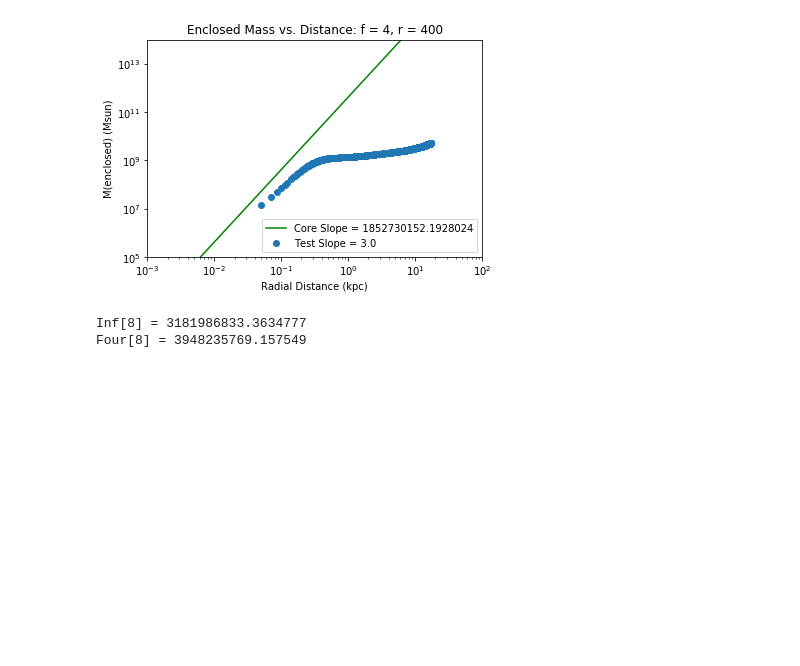
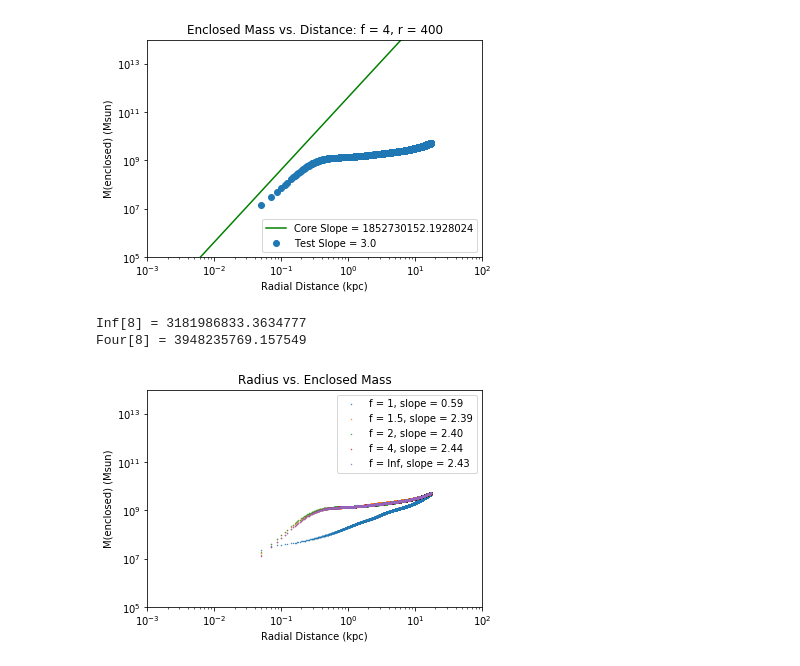
Before and after one commit to mnotis/FDM2020, a Jupyter notebook: Enclosed Mass 2.0.ipynb, the cells around one changed output. Cells and saved outputs as stored; diff of their text form; code cells hidden in the pictures; blank space fills up the shorter version.

```diff
--- a/Enclosed Mass 2.0.ipynb
+++ b/Enclosed Mass 2.0.ipynb
@@ -71,3 +69,69 @@ print('Four[8] = ' + str(dens4sph[8]))
 # %% [output]
 Inf[8] = 3181986833.3634777
 Four[8] = 3948235769.157549
+# %%
+#plotting radial profiles of different densities
+
+#naming file paths
+
+path1 = '/mnt/c/Users/Noah Notis/Dropbox/USRP2020_Noah/src/FDM2020/rad_files/f1L20T4n400r400/radial0200.h5'
+#path125 = '/mnt/c/Users/Noah Notis/Dropbox/USRP2020_Noah/src/FDM2020/rad_files/f1.25L20T4n40r400/radial0040.h5'
+path15 = '/mnt/c/Users/Noah Notis/Dropbox/USRP2020_Noah/src/FDM2020/rad_files/f1.5L20T4n400r400/radial0200.h5'
+#path175 = '/mnt/c/Users/Noah Notis/Dropbox/USRP2020_Noah/src/FDM2020/rad_files/f1.75L20T4n40r400/radial0040.h5'
+path2 = '/mnt/c/Users/Noah Notis/Dropbox/USRP2020_Noah/src/FDM2020/rad_files/f2L20T4n400r400/radial0400.h5'
+path4 = '/mnt/c/Users/Noah Notis/Dropbox/USRP2020_Noah/src/FDM2020/rad_files/f4L20T4n400r400/radial0400.h5'
+pathInf ='/mnt/c/Users/Noah Notis/Dropbox/USRP2020_Noah/src/FDM2020/rad_files/fInfL20T4n400r400/radial0400.h5'
+
+# making data
+data1 = mass_profile_file(path1)
+data15 = mass_profile_file(path15)
+data2 = mass_profile_file(path2)
+data4 = mass_profile_file(path4)
+dataInf = mass_profile_file(pathInf)
+
+#plotting data
+plt.scatter(data1[0], data1[1], s = 0.20)
+plt.scatter(data15[0], data15[1], s = 0.20)
+plt.scatter(data2[0], data2[1], s = 0.20)
+plt.scatter(data4[0], data4[1], s = 0.20)
+plt.scatter(dataInf[0], dataInf[1], s = 0.20)
+
+#computing slopes
+del_x1 = np.log10(data1[0][6]) - np.log10(data1[0][1])
+del_y1 = np.log10(data1[1][6]) - np.log10(data1[1][1])
+slope1 = del_y1/del_x1
+
+del_x15 = np.log10(data15[0][6]) - np.log10(data15[0][1])
+del_y15 = np.log10(data15[1][6]) - np.log10(data15[1][1])
+slope15 = del_y15/del_x15
+
+del_x2 = np.log10(data2[0][6]) - np.log10(data2[0][1])
+del_y2 = np.log10(data2[1][6]) - np.log10(data2[1][1])
+slope2 = del_y2/del_x2
+
+del_x4 = np.log10(data4[0][6]) - np.log10(data4[0][1])
+del_y4 = np.log10(data4[1][6]) - np.log10(data4[1][1])
+slope4 = del_y4/del_x4
+
+del_xInf = np.log10(dataInf[0][6]) - np.log10(dataInf[0][1])
+del_yInf= np.log10(dataInf[1][6]) - np.log10(dataInf[1][1])
+slopeInf = del_yInf/del_xInf
+
+#parameters for the plot
+plt.xscale('log')
+plt.yscale('log')
+plt.xlabel('Radial Distance (kpc)')
+plt.ylabel('M(enclosed) (Msun)')
+plt.title('Radius vs. Enclosed Mass')
+plt.ylim(10**(5), 10**(14))
+plt.xlim(10**(-3), 10**(2))
+
+plt.legend(['f = 1, slope = ' + "%.2f" %slope1, 'f = 1.5, slope = ' + "%.2f" %slope15, 'f = 2, slope = ' + "%.2f" %slope2, 'f = 4, slope = ' + "%.2f" %slope4, 'f = Inf, slope = ' + "%.2f" %slopeInf])
+
+plt.savefig('/mnt/c/Users/Noah Notis/Dropbox/USRP2020_Noah/src/FDM2020/rad_files/enclosed_mass_r400.png', dpi = 300)
+#print(data[1][slope_points])
+#test_r = np.linspace(0, 1000, 1000000)
+#cubic =  10**(11)*(4/3)*np.pi*(test_r**3)
+#plt.plot(test_r,cubic, 'g')
+# %% [output]
+[figure, added]
```
Also changed, not shown: parts of 3 cells of this notebook, 10 other files.
